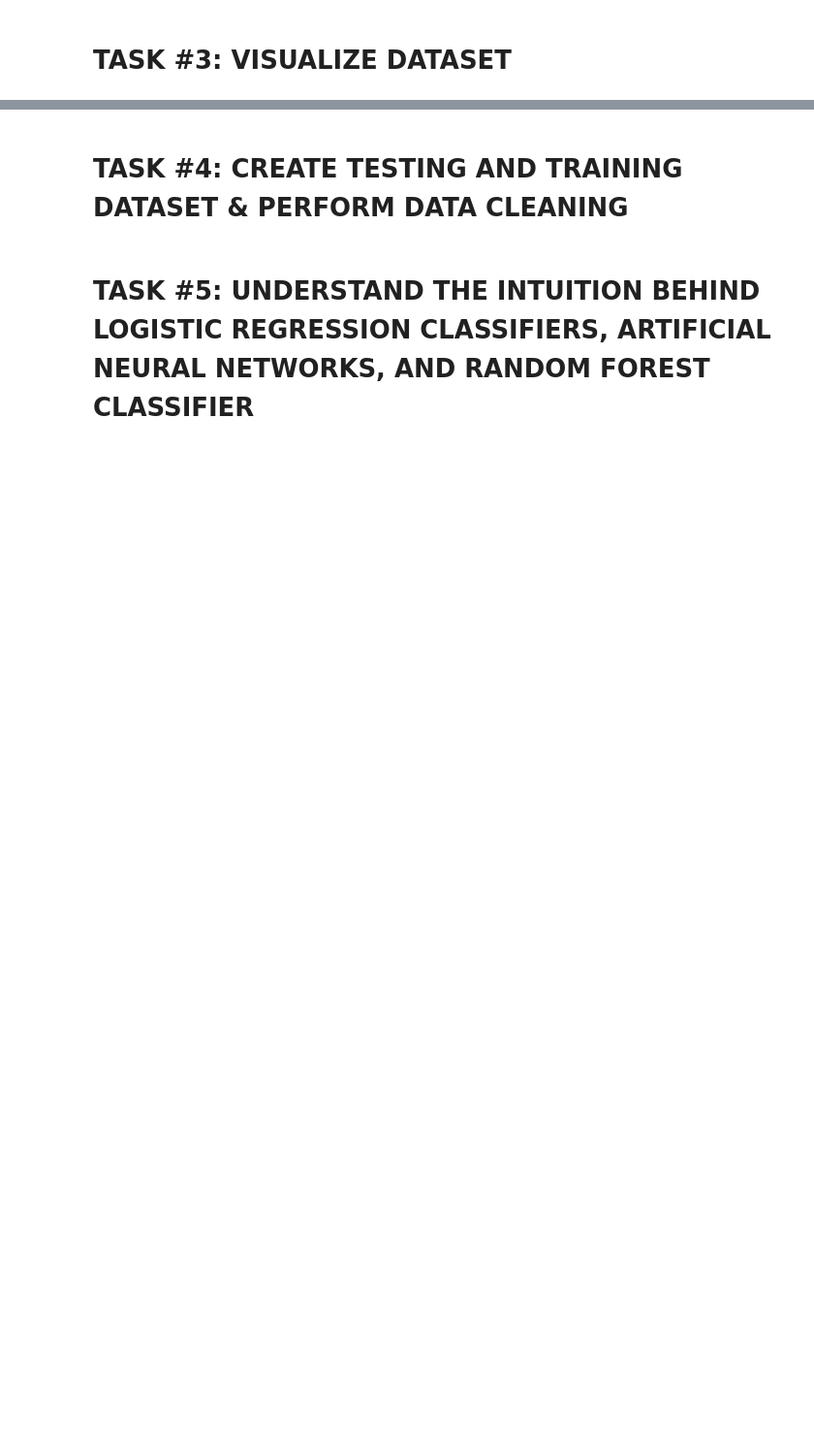
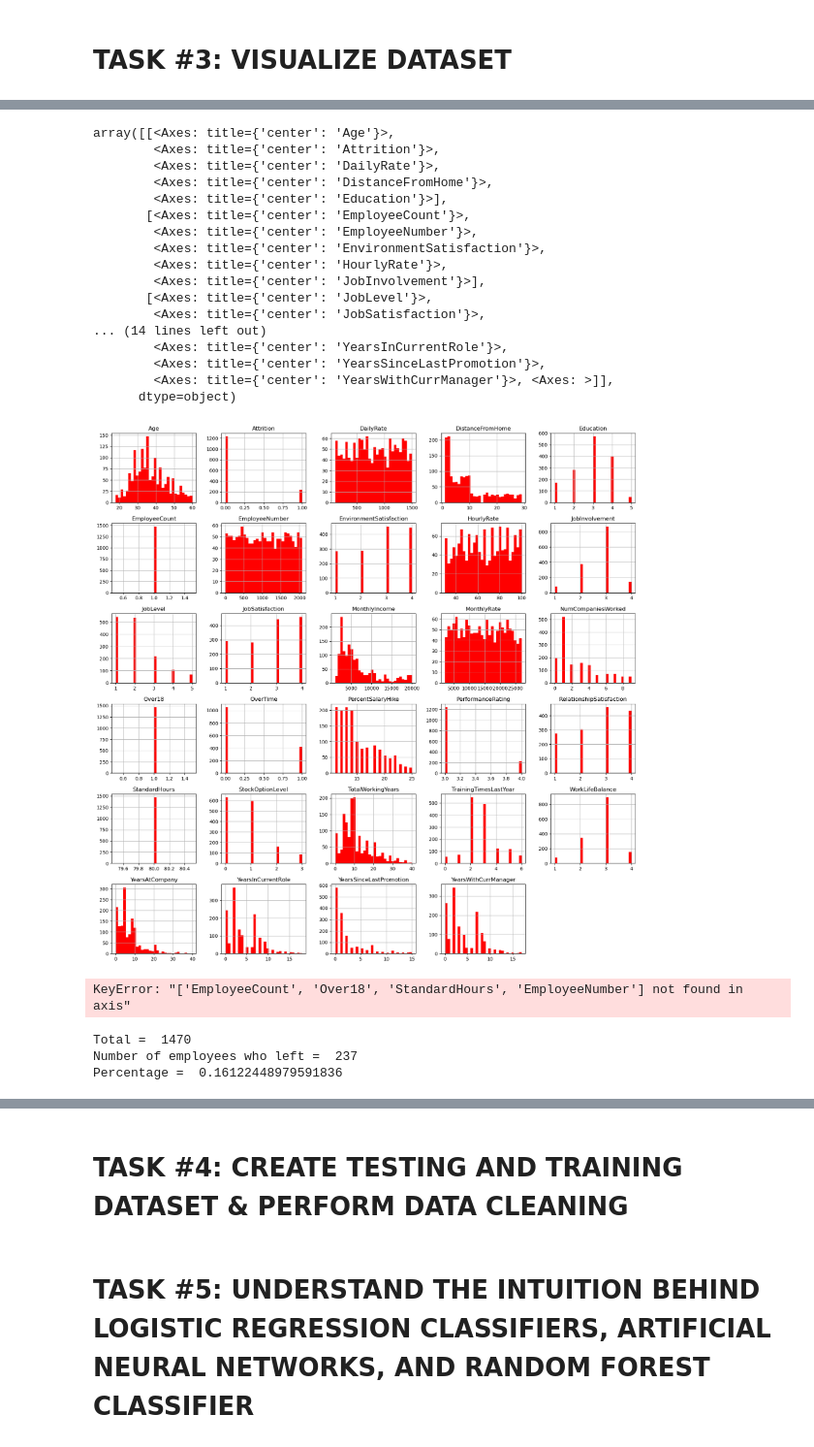
Before and after one commit to vlzsombor/ARIMA, a Jupyter notebook: udemy/Data Science for Business 6 Real-world Case Studies/1. Human Resources Data/Human_Resources_Department_Skeleton.ipynb, the cells around one changed output, grey strips where cells are left out. Shown at 97% size. Saved outputs shown, nothing was run; the diff lists cells and outputs as text; code cells hidden in the pictures; blank space fills up the shorter version.

```diff
--- a/udemy/Data Science for Business 6 Real-world Case Studies/1. Human Resources Data/Human_Resources_Department_Skeleton.ipynb
+++ b/udemy/Data Science for Business 6 Real-world Case Studies/1. Human Resources Data/Human_Resources_Department_Skeleton.ipynb
@@ -44,6 +107,31 @@ drive.mount('/content/drive')
 # %%
 # Several features such as 'MonthlyIncome' and 'TotalWorkingYears' are tail heavy
 # It makes sense to drop 'EmployeeCount' and 'Standardhours' since they do not change from one employee to the other
+
+employee_df.hist(bins=30, figsize= (20,20), color = 'r')
+# %% [output]
+array([[<Axes: title={'center': 'Age'}>,
+        <Axes: title={'center': 'Attrition'}>,
+        <Axes: title={'center': 'DailyRate'}>,
+        <Axes: title={'center': 'DistanceFromHome'}>,
+        <Axes: title={'center': 'Education'}>],
+       [<Axes: title={'center': 'EmployeeCount'}>,
+        <Axes: title={'center': 'EmployeeNumber'}>,
+        <Axes: title={'center': 'EnvironmentSatisfaction'}>,
+        <Axes: title={'center': 'HourlyRate'}>,
+        <Axes: title={'center': 'JobInvolvement'}>],
+       [<Axes: title={'center': 'JobLevel'}>,
+        <Axes: title={'center': 'JobSatisfaction'}>,
+... (14 lines left out)
+        <Axes: title={'center': 'YearsInCurrentRole'}>,
+        <Axes: title={'center': 'YearsSinceLastPromotion'}>,
+        <Axes: title={'center': 'YearsWithCurrManager'}>, <Axes: >]],
+      dtype=object)
+[figure, added]
+# %%
+employee_df.drop(['EmployeeCount', 'Over18', 'StandardHours', 'EmployeeNumber'], axis=1, inplace=True)
+# %% [output]
+KeyError: "['EmployeeCount', 'Over18', 'StandardHours', 'EmployeeNumber'] not found in axis"
 # %%
 # It makes sense to drop 'EmployeeCount' , 'Standardhours' and 'Over18' since they do not change from one employee to the other
 # Let's drop 'EmployeeNumber' as well
@@ -52,3 +138,16 @@ drive.mount('/content/drive')
+# %%
+# Let's see how many employees left the company!
+left_df = employee_df[employee_df.Attrition == 1]
+stayed_df = employee_df[employee_df.Attrition == 0]
+
+
+print('Total = ', len(employee_df))
+print('Number of employees who left = ', len(left_df))
+print('Percentage = ', len(left_df)/len(employee_df))
+# %% [output]
+Total =  1470
+Number of employees who left =  237
+Percentage =  0.16122448979591836
 # %%
 # Count the number of employees who stayed and left
 # It seems that we are dealing with an imbalanced dataset
```
Also changed, not shown: parts of 20 cells of this notebook.
